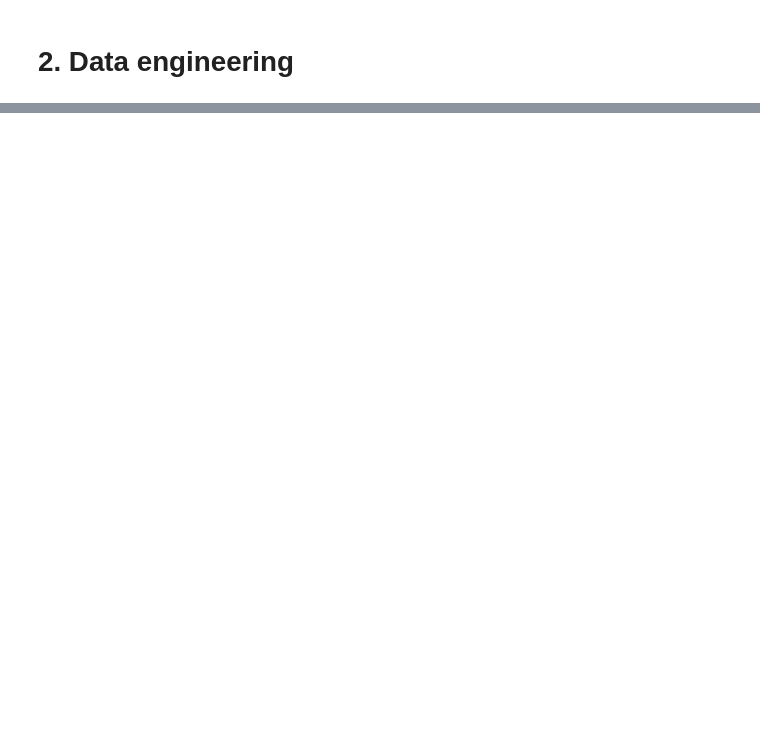
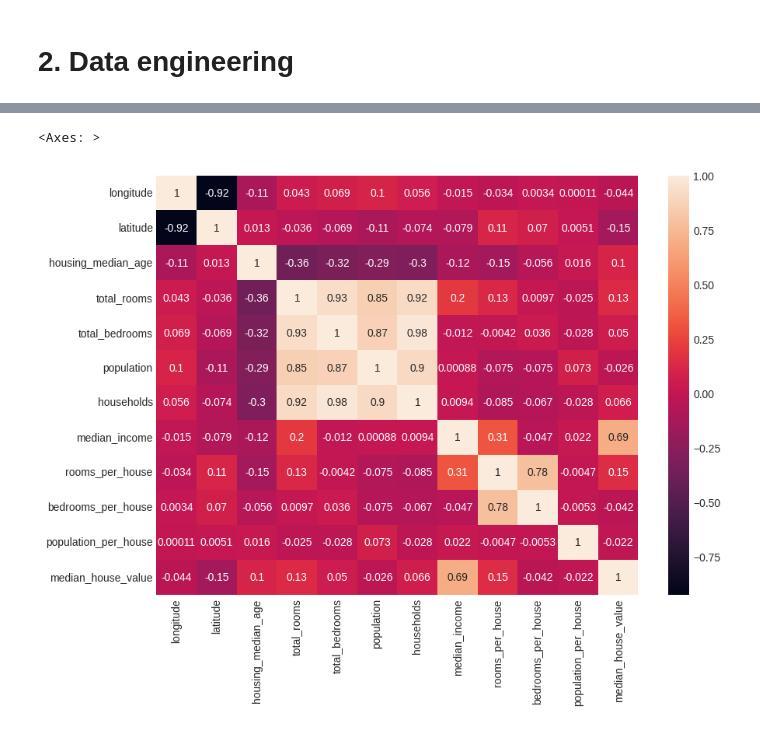
Before and after one commit to ezequielpf/california_house_pricing, a Jupyter notebook: Housing_02.ipynb, the cells around one changed output, grey strips where cells are left out. Cells and saved outputs as stored; diff of their text form; code cells hidden in the pictures; blank space fills up the shorter version.

```diff
--- a/Housing_02.ipynb
+++ b/Housing_02.ipynb
@@ -125,0 +234,8 @@ sns.countplot(data=df_raw, x='ocean_proximity');
+# %%
+df_num = X_train.select_dtypes(exclude='object').join(y_train)
+corr_matrix = df_num.corr(method='pearson')
+plt.figure(figsize=(10,7))
+sns.heatmap(data=corr_matrix, annot=True)
+# %% [output]
+<Axes: >
+[figure, added]
```
Also changed, not shown: parts of 40 cells of this notebook.
